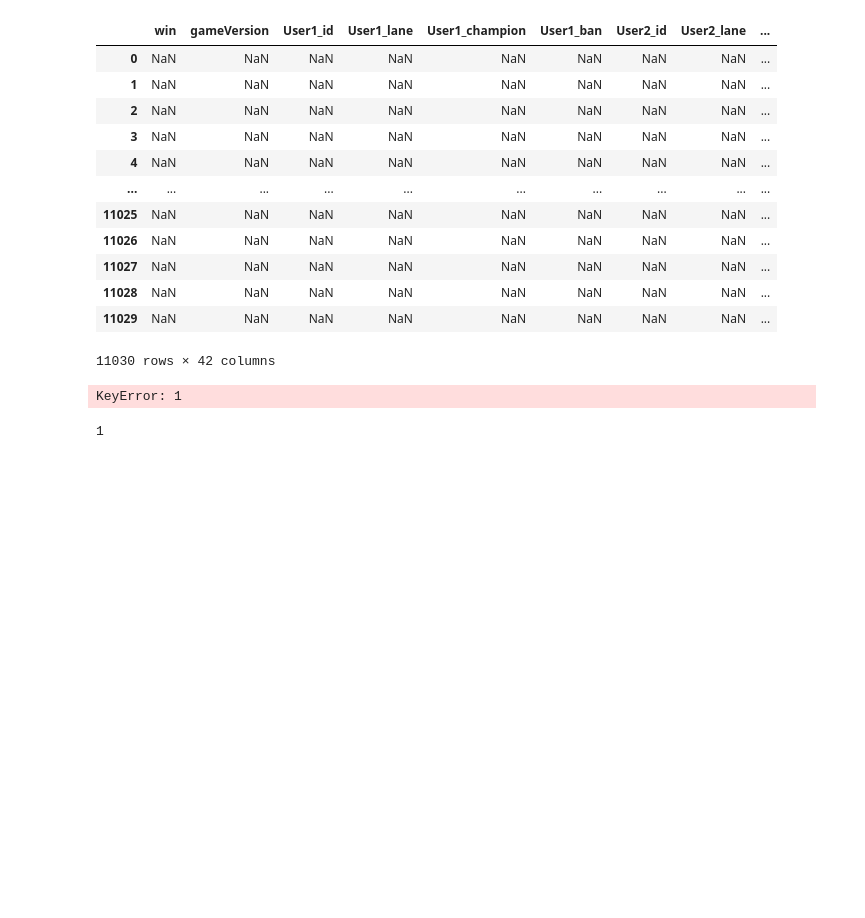
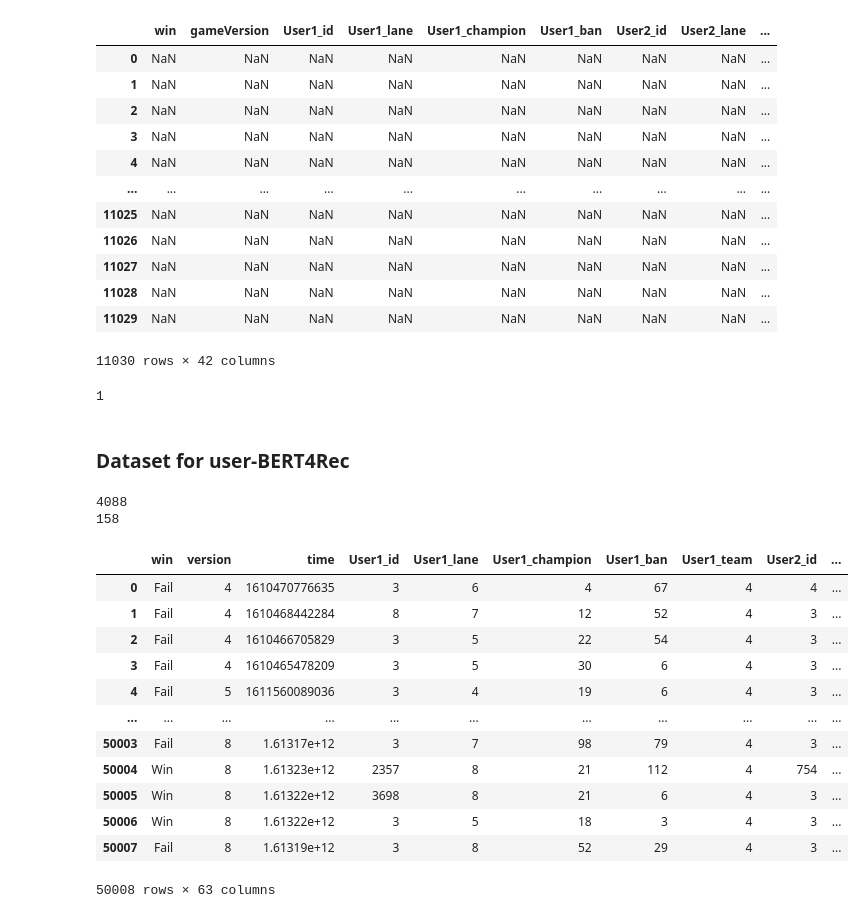
Before and after one commit to dojeon-ai/DraftRec, a Jupyter notebook: data/preprocess.ipynb, the cells around one changed output. Drawn from its saved outputs; the diff is of its cells as text; code cells hidden in the pictures; blank space fills up the shorter version.

```diff
--- a/data/preprocess.ipynb
+++ b/data/preprocess.ipynb
@@ -287,45 +287,40 @@ match_data
 | 11028 | NaN | NaN | NaN | NaN | NaN | NaN | NaN | NaN | ... |
 | 11029 | NaN | NaN | NaN | NaN | NaN | NaN | NaN | NaN | ... |
 11030 rows × 42 columns
-# %%
-for i in range(len(train_data)):
-    match = train_data.iloc[i]
-    # Version
-    gameVersion = match['gameVersion']
-    train_data.loc[i, 'gameVersion'] = version_to_idx[gameVersion]
-    # Win & Ban
-    teams = ast.literal_eval(match['teams'])
-    blue_team = teams[0]
-    red_team = teams[1]
-    dataset_df.loc[i, 'win'] = blue_team['win']
-    ban_cnt = 0
-    for ban in blue_team['bans']:
-        train_data.loc[i, 'User'+str(ban_cnt+1)+'_ban'] = champion_to_idx[ban['championId']]
-        ban_cnt += 1
-    for ban in red_team['bans']:
-        train_data.loc[i, 'User'+str(ban_cnt+1)+'_ban'] = champion_to_idx[ban['championId']]
-        ban_cnt += 1
-
-    break
-
-
-    """
-    participantIdentities = ast.literal_eval(train_data['participantIdentities'][i])
-    participants = ast.literal_eval(train_data['participants'][i])
-    for p_idx in range(num_participants):
-        participant = participants[p_idx]
-        participantIdentity = participantIdentities[p_idx]
-
-        userIdx = user_to_idx[participantIdentity['player']['accountId']]
-        championIdx = champion_to_idx[participant['championId']]
-
-        user_champion_matrix[userIdx][championIdx] += 1
-    """
-
-dataset_df
-# %% [output]
-KeyError: 1
 # %%
 version_to_idx[gameVersion]
 # %% [output]
 1
+# %% [markdown]
+### Dataset for user-BERT4Rec
+# %%
+with open('categorical_ids.pickle', 'rb') as f:
+    categorical_ids = pickle.load(f)
+print(len(categorical_ids['user']))
+print(len(categorical_ids['champion']))
+# %% [output]
+4088
+158
+# %%
+with open('./match_data.pickle', 'rb') as f:
+    match_data = pickle.load(f)
+
+match_data_df = pd.concat([match_data['train'], match_data['val'], match_data['test']]).reset_index(drop=True)
+num_participants = 10
+for participant_id in range(1,num_participants+1):
+    match_data_df['User'+str(participant_id)+'_stat'] = 0
+match_data_df
+# %% [output]
+|  | win | version | time | User1_id | User1_lane | User1_champion | User1_ban | User1_team | User2_id | ... |
+| 0 | Fail | 4 | 1610470776635 | 3 | 6 | 4 | 67 | 4 | 4 | ... |
+| 1 | Fail | 4 | 1610468442284 | 8 | 7 | 12 | 52 | 4 | 3 | ... |
+| 2 | Fail | 4 | 1610466705829 | 3 | 5 | 22 | 54 | 4 | 3 | ... |
+| 3 | Fail | 4 | 1610465478209 | 3 | 5 | 30 | 6 | 4 | 3 | ... |
+| 4 | Fail | 5 | 1611560089036 | 3 | 4 | 19 | 6 | 4 | 3 | ... |
+| ... | ... | ... | ... | ... | ... | ... | ... | ... | ... | ... |
+| 50003 | Fail | 8 | 1.61317e+12 | 3 | 7 | 98 | 79 | 4 | 3 | ... |
+| 50004 | Win | 8 | 1.61323e+12 | 2357 | 8 | 21 | 112 | 4 | 754 | ... |
+| 50005 | Win | 8 | 1.61322e+12 | 3698 | 8 | 21 | 6 | 4 | 3 | ... |
+| 50006 | Win | 8 | 1.61322e+12 | 3 | 5 | 18 | 3 | 4 | 3 | ... |
+| 50007 | Fail | 8 | 1.61319e+12 | 3 | 8 | 52 | 29 | 4 | 3 | ... |
+50008 rows × 63 columns
```
Also changed, not shown: parts of 5 cells of this notebook, 20 other files.
